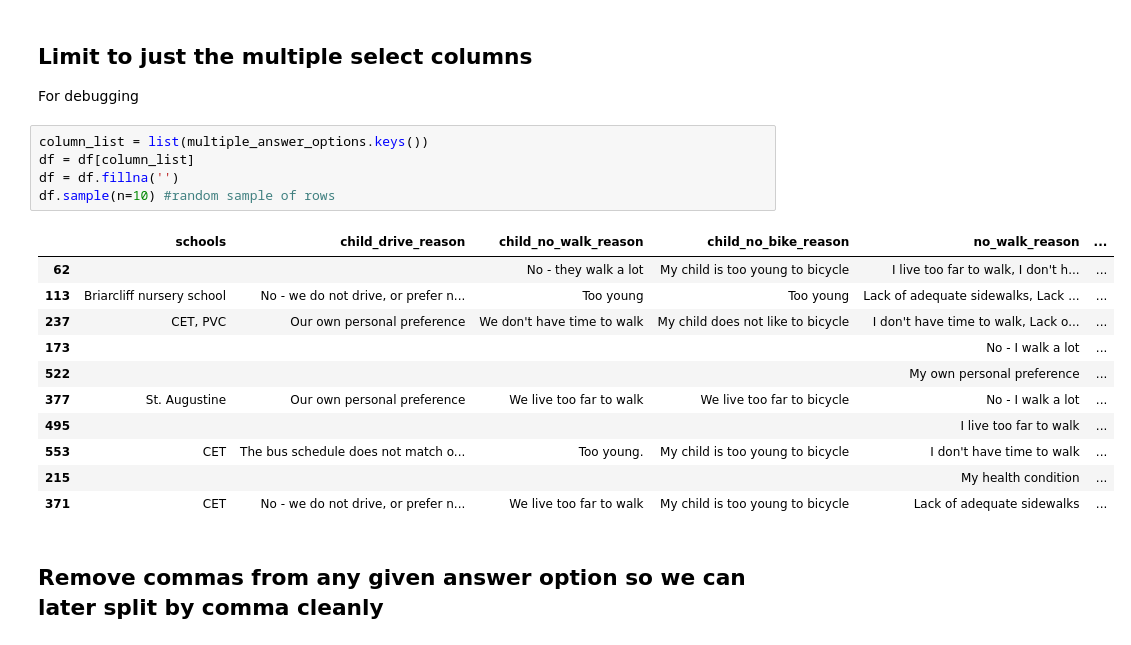
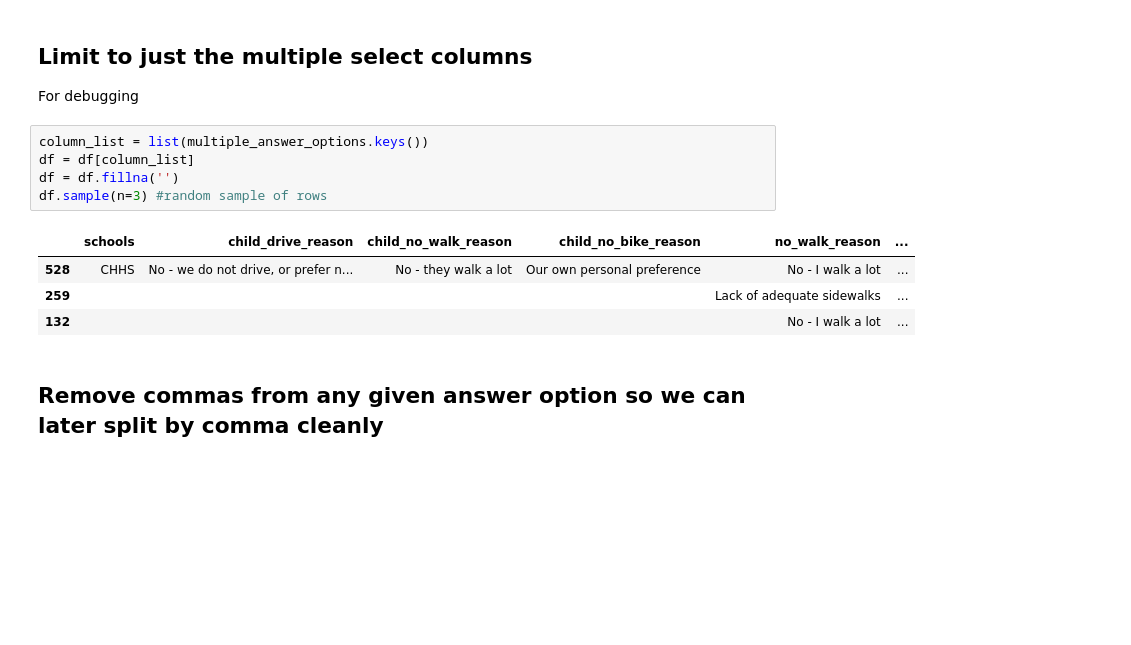
Before and after one commit to croton-on-hudson/bicycle-pedestrian-committee, a Jupyter notebook: survey/analysis/3.multiple_answer_cleanup.ipynb, the cells around one changed output. Saved outputs shown, nothing was run; the diff lists cells and outputs as text; blank space fills up the shorter version.

```diff
--- a/survey/analysis/3.multiple_answer_cleanup.ipynb
+++ b/survey/analysis/3.multiple_answer_cleanup.ipynb
@@ -98,20 +91,13 @@ For debugging
 # %%
 column_list = list(multiple_answer_options.keys())
 df = df[column_list]
 df = df.fillna('')
-df.sample(n=10) #random sample of rows
+df.sample(n=3) #random sample of rows
 # %% [output]
 |  | schools | child_drive_reason | child_no_walk_reason | child_no_bike_reason | no_walk_reason | ... |
-| 62 |  |  | No - they walk a lot | My child is too young to bicycle | I live too far to walk, I don't h... | ... |
-| 113 | Briarcliff nursery school | No - we do not drive, or prefer n... | Too young | Too young | Lack of adequate sidewalks, Lack ... | ... |
-| 237 | CET, PVC | Our own personal preference | We don't have time to walk | My child does not like to bicycle | I don't have time to walk, Lack o... | ... |
-| 173 |  |  |  |  | No - I walk a lot | ... |
-| 522 |  |  |  |  | My own personal preference | ... |
-| 377 | St. Augustine | Our own personal preference | We live too far to walk | We live too far to bicycle | No - I walk a lot | ... |
-| 495 |  |  |  |  | I live too far to walk | ... |
-| 553 | CET | The bus schedule does not match o... | Too young. | My child is too young to bicycle | I don't have time to walk | ... |
-| 215 |  |  |  |  | My health condition | ... |
-| 371 | CET | No - we do not drive, or prefer n... | We live too far to walk | My child is too young to bicycle | Lack of adequate sidewalks | ... |
+| 528 | CHHS | No - we do not drive, or prefer n... | No - they walk a lot | Our own personal preference | No - I walk a lot | ... |
+| 259 |  |  |  |  | Lack of adequate sidewalks | ... |
+| 132 |  |  |  |  | No - I walk a lot | ... |
 # %% [markdown]
 ## Remove commas from any given answer option so we can later split by comma cleanly
 # %%
```
Also changed, not shown: parts of 6 cells of this notebook, 4 other files.
